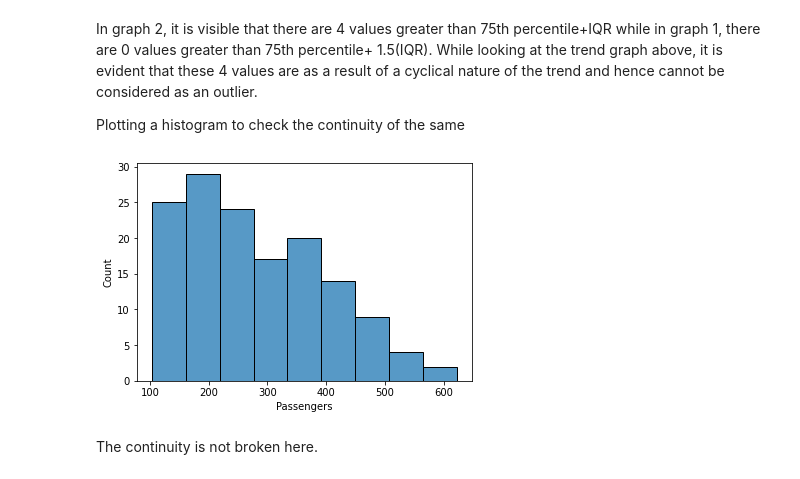
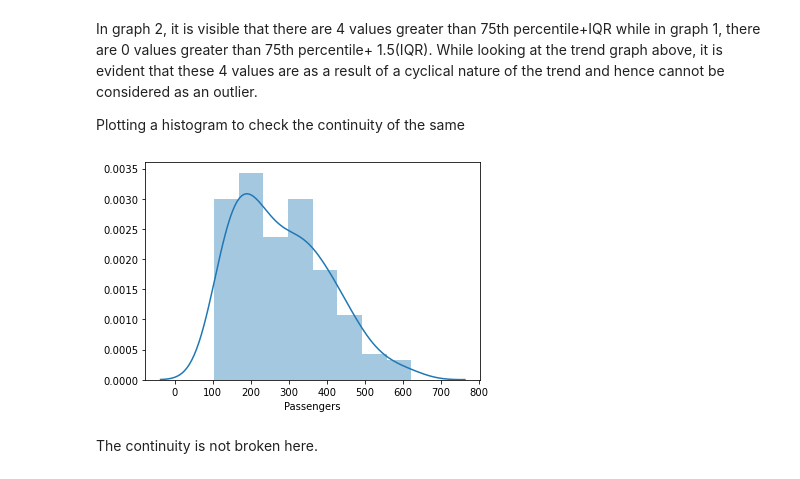
Before and after one commit to ds-souvik/Machine-Learning-Basic-Intermediate-Expert., a Jupyter notebook: 19 Time Series Forecasting/Introduction to Time Series Forecasting/Different_time_series_Analysis_techniques.ipynb, the cells around one changed output. Saved outputs shown, nothing was run; the diff lists cells and outputs as text; code cells hidden in the pictures.

```diff
--- a/19 Time Series Forecasting/Introduction to Time Series Forecasting/Different_time_series_Analysis_techniques.ipynb
+++ b/19 Time Series Forecasting/Introduction to Time Series Forecasting/Different_time_series_Analysis_techniques.ipynb
@@ -139,10 +139,10 @@ In graph 2, it is visible that there are 4 values greater than 75th percentile+I
 
 Plotting a histogram to check the continuity of the same
 # %%
-sns.histplot(data.Passengers)
+sns.distplot(data.Passengers)
 plt.show()
 # %% [output]
-[figure, old version]
+[figure, new version]
 # %% [markdown]
 The continuity is not broken here.
 # %% [markdown]
```
Also changed, not shown: parts of 7 cells of this notebook, 1 other file.
